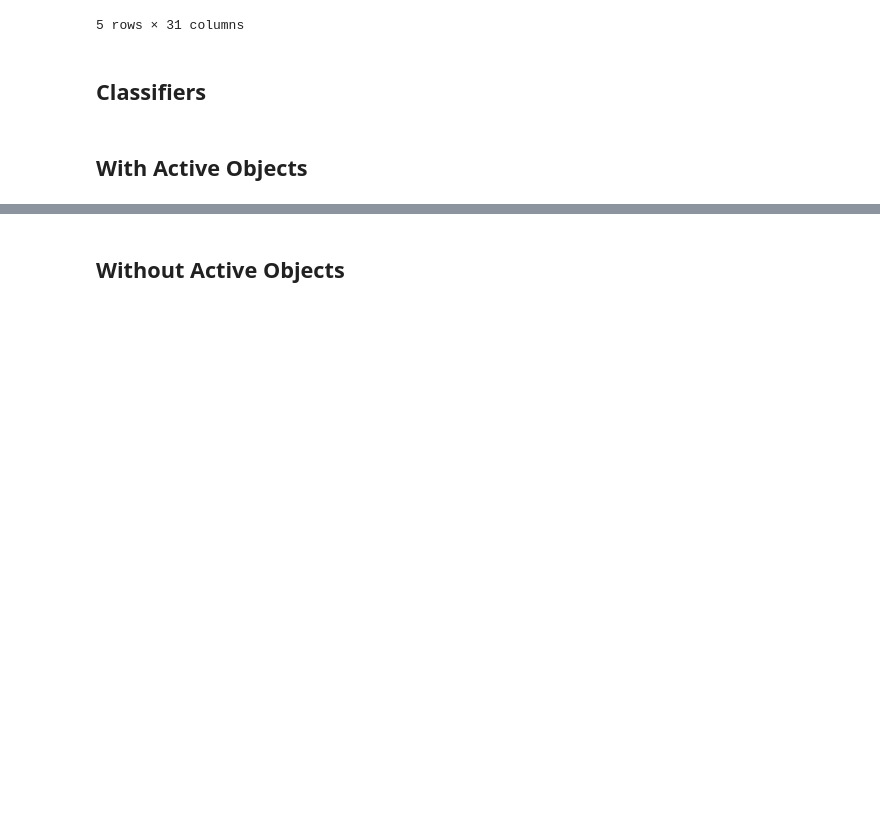
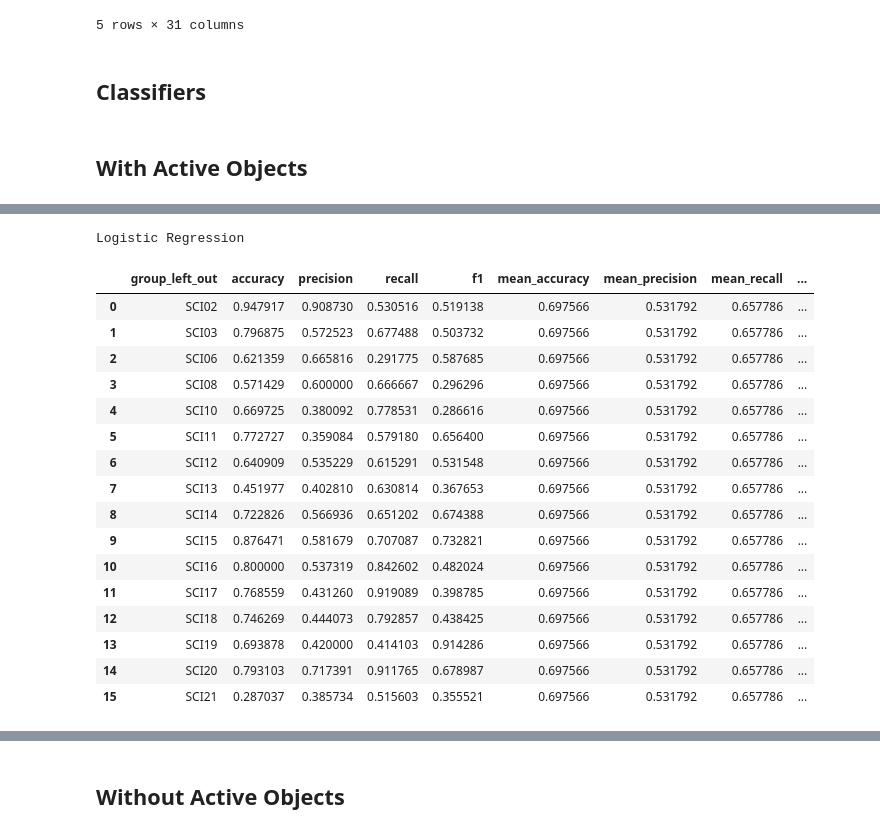
Before and after one commit to adeshkadambi/EgoVizML, a Jupyter notebook: analysis/adl_recognition_counts.ipynb, the cells around one changed output, grey strips where cells are left out. Drawn from its saved outputs; the diff is of its cells as text; code cells hidden in the pictures; blank space fills up the shorter version.

```diff
--- a/analysis/adl_recognition_counts.ipynb
+++ b/analysis/adl_recognition_counts.ipynb
@@ -133,0 +138,22 @@ Random Forest Classifier
+# %%
+print('Logistic Regression')
+log_active
+# %% [output]
+Logistic Regression
+|  | group_left_out | accuracy | precision | recall | f1 | mean_accuracy | mean_precision | mean_recall | ... |
+| 0 | SCI02 | 0.947917 | 0.908730 | 0.530516 | 0.519138 | 0.697566 | 0.531792 | 0.657786 | ... |
+| 1 | SCI03 | 0.796875 | 0.572523 | 0.677488 | 0.503732 | 0.697566 | 0.531792 | 0.657786 | ... |
+| 2 | SCI06 | 0.621359 | 0.665816 | 0.291775 | 0.587685 | 0.697566 | 0.531792 | 0.657786 | ... |
+| 3 | SCI08 | 0.571429 | 0.600000 | 0.666667 | 0.296296 | 0.697566 | 0.531792 | 0.657786 | ... |
+| 4 | SCI10 | 0.669725 | 0.380092 | 0.778531 | 0.286616 | 0.697566 | 0.531792 | 0.657786 | ... |
+| 5 | SCI11 | 0.772727 | 0.359084 | 0.579180 | 0.656400 | 0.697566 | 0.531792 | 0.657786 | ... |
+| 6 | SCI12 | 0.640909 | 0.535229 | 0.615291 | 0.531548 | 0.697566 | 0.531792 | 0.657786 | ... |
+| 7 | SCI13 | 0.451977 | 0.402810 | 0.630814 | 0.367653 | 0.697566 | 0.531792 | 0.657786 | ... |
+| 8 | SCI14 | 0.722826 | 0.566936 | 0.651202 | 0.674388 | 0.697566 | 0.531792 | 0.657786 | ... |
+| 9 | SCI15 | 0.876471 | 0.581679 | 0.707087 | 0.732821 | 0.697566 | 0.531792 | 0.657786 | ... |
+| 10 | SCI16 | 0.800000 | 0.537319 | 0.842602 | 0.482024 | 0.697566 | 0.531792 | 0.657786 | ... |
+| 11 | SCI17 | 0.768559 | 0.431260 | 0.919089 | 0.398785 | 0.697566 | 0.531792 | 0.657786 | ... |
+| 12 | SCI18 | 0.746269 | 0.444073 | 0.792857 | 0.438425 | 0.697566 | 0.531792 | 0.657786 | ... |
+| 13 | SCI19 | 0.693878 | 0.420000 | 0.414103 | 0.914286 | 0.697566 | 0.531792 | 0.657786 | ... |
+| 14 | SCI20 | 0.793103 | 0.717391 | 0.911765 | 0.678987 | 0.697566 | 0.531792 | 0.657786 | ... |
+| 15 | SCI21 | 0.287037 | 0.385734 | 0.515603 | 0.355521 | 0.697566 | 0.531792 | 0.657786 | ... |
```
Also changed, not shown: parts of 16 cells of this notebook, 5 other files.
